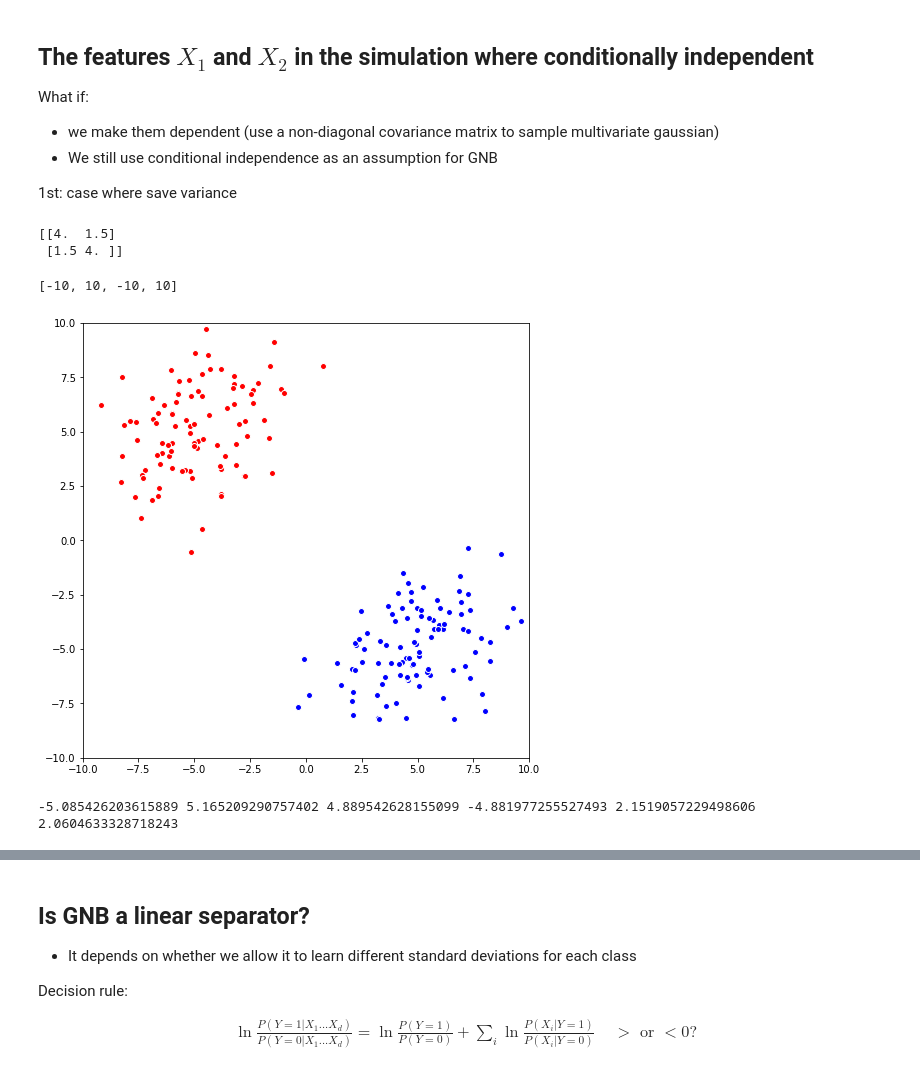
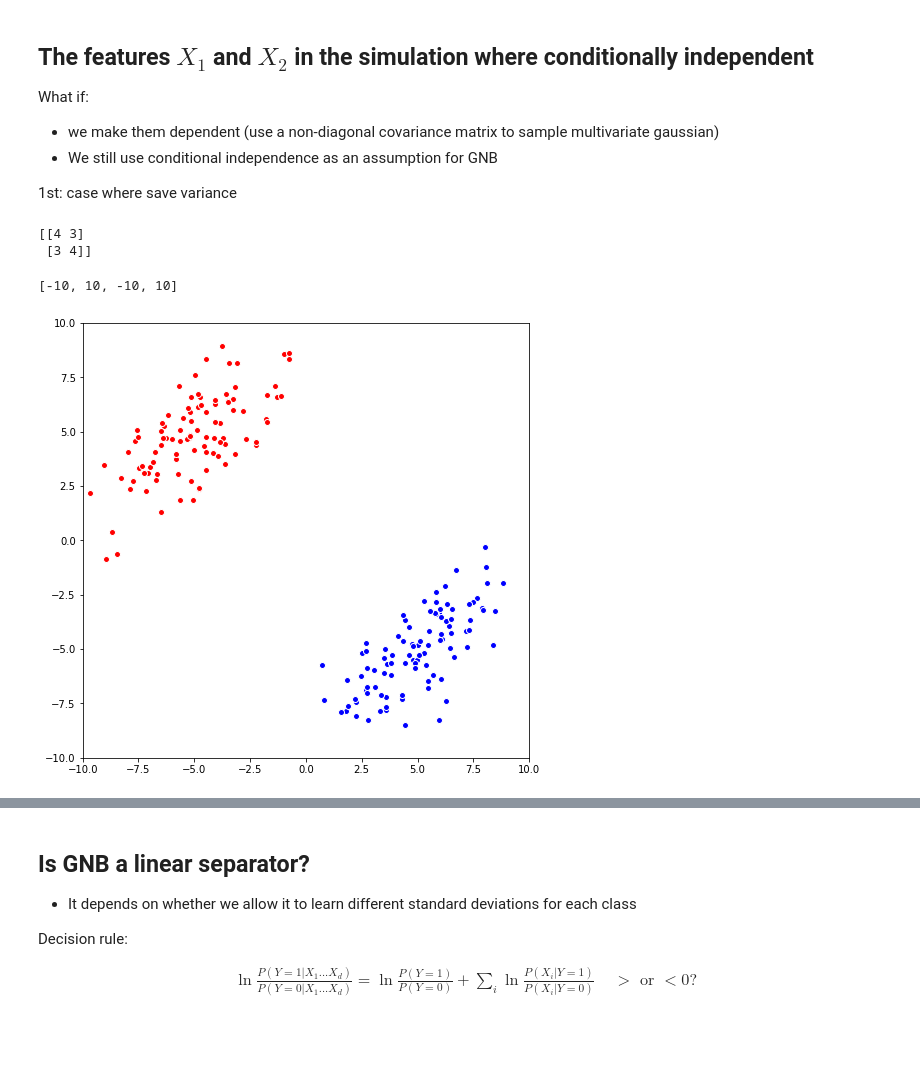
Before and after one commit to lwehbe/10315_S21, a Jupyter notebook: Lecture_06_Naive_Bayes.ipynb, the cells around one changed output, grey strips where cells are left out. Cells and saved outputs as stored; diff of their text form; code cells hidden in the pictures; blank space fills up the shorter version.

```diff
--- a/Lecture_06_Naive_Bayes.ipynb
+++ b/Lecture_06_Naive_Bayes.ipynb
@@ -535,60 +583,29 @@ What if:
 # %%
 from scipy.stats import multivariate_normal
 
 # Same param as before
 mu_1_1 = -5; sigma_1_1 = 2
 mu_2_1 = 5; sigma_2_1 = 2
 mu_1_0 = 5; sigma_1_0 = 2
 mu_2_0 = -5; sigma_2_0 = 2
 
-cov_positive = np.array([[sigma_1_1**2,1.5], [1.5,sigma_2_1**2]] )
-cov_negative = np.array([[sigma_1_0**2,1.5], [1.5,sigma_2_0**2]] )
+cov_positive = np.array([[sigma_1_1**2,3], [3,sigma_2_1**2]] )
+cov_negative = np.array([[sigma_1_0**2,3], [3,sigma_2_0**2]] )
 
 print(cov_positive)
 
 # Sample data from these distributions
 X_positive = multivariate_normal.rvs(mean=[mu_1_1,mu_2_1], cov=cov_positive, size = (100))
 X_negative = multivariate_normal.rvs(mean=[mu_1_0,mu_2_0], cov=cov_negative, size = (100))
 
 
 plt.figure(figsize=(8,8))
 
 plt.scatter(X_positive[:, 0], X_positive[:, 1],facecolors='r', edgecolors='w')
 plt.scatter(X_negative[:, 0], X_negative[:, 1],facecolors='b', edgecolors='w')
 plt.axis([-10,10,-10,10],'equal')
 # %% [output]
-[[4.  1.5]
- [1.5 4. ]]
+[[4 3]
+ [3 4]]
 [-10, 10, -10, 10]
-[figure, old version]
+[figure, new version]
-# %%
-# Estimate
-
-mu_1_1, mu_2_1 = np.mean(X_positive,axis=0)
-mu_1_0, mu_2_0 = np.mean(X_negative,axis=0)
-
-# Same Variance!
-
-sigma_1 , sigma_2 = np.std(X_positive,axis=0)
-sigma_1_1, sigma_2_1 = sigma_1 , sigma_2
-sigma_1_0, sigma_2_0 = sigma_1 , sigma_2
-
-print(mu_1_1, mu_2_1,mu_1_0, mu_2_0 , sigma_1 , sigma_2)
-
-# Compute log( P(Y=1|X)/ P(Y =0|X))
-# as log( P(Y=1)P(X1|Y=1)P(X2|Y=1)  / P(Y =0|X))P(X1|Y=0)P(X2|Y=0) )
-# Using the estimated parameters
-X1,X2 = np.meshgrid(x1, x2)
-def ratio_log(X1,X2):
-    pY0 =0.5; pY1 = 1- pY0
-    pY1pXY1 = pY1*norm.pdf(X1,mu_1_1,sigma_1_1)*norm.pdf(X2,mu_2_1,sigma_2_1)
-    pY0pXY0 = pY0*norm.pdf(X1,mu_1_0,sigma_1_0)*norm.pdf(X2,mu_2_0,sigma_2_0)
-    return np.log(pY1pXY1/pY0pXY0)
-fX = ratio_log(X1,X2)
-
-P_X1_1 = norm.pdf(x1,mu_1_1,sigma_1_1)
-P_X2_1 = norm.pdf(x1,mu_2_1,sigma_2_1)
-P_X1_0 = norm.pdf(x1,mu_1_0,sigma_1_0)
-P_X2_0 = norm.pdf(x1,mu_2_0,sigma_2_0)
-# %% [output]
--5.085426203615889 5.165209290757402 4.889542628155099 -4.881977255527493 2.1519057229498606 2.0604633328718243
```
Also changed, not shown: parts of 30 cells of this notebook, 2 other files.
